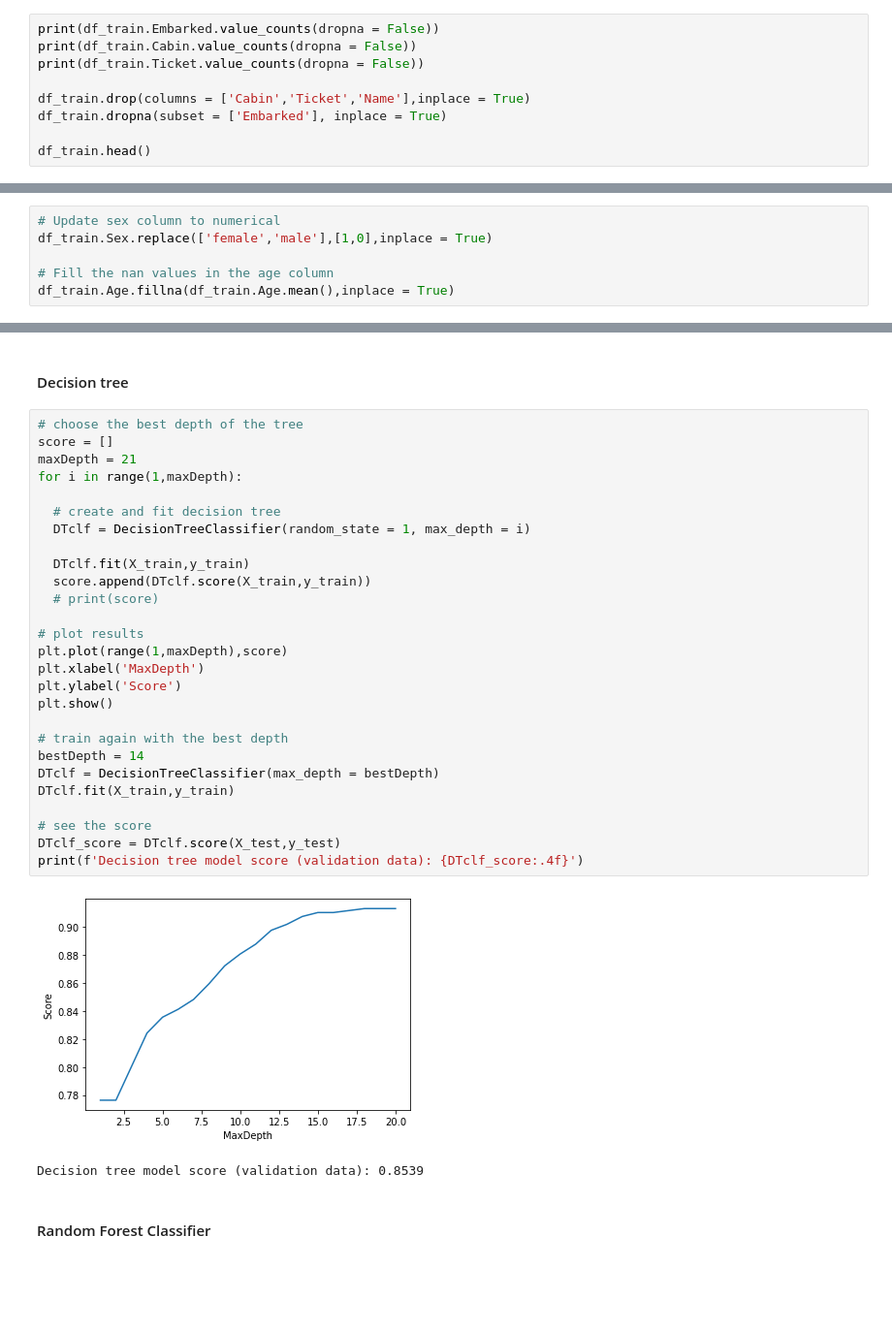
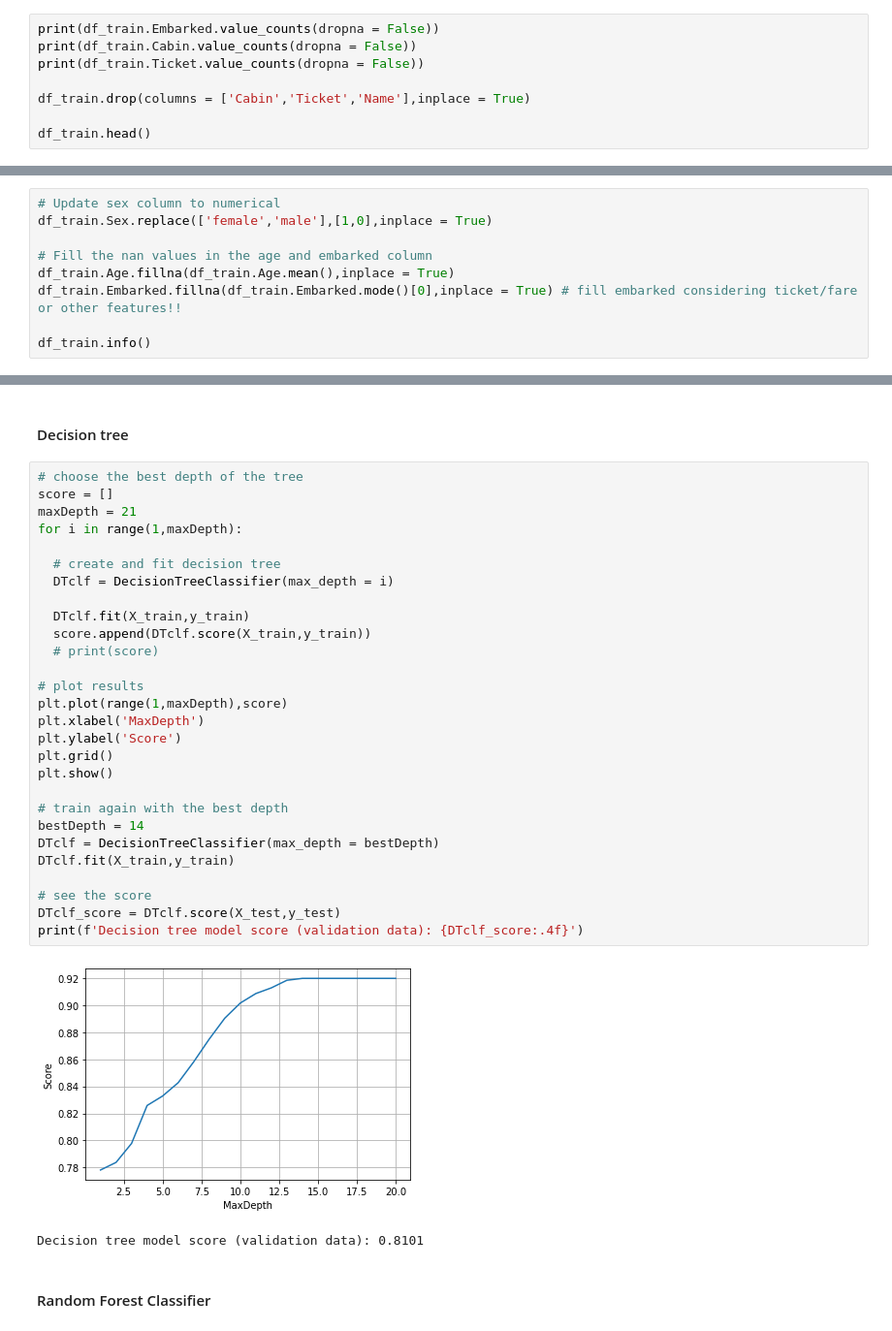
Before and after one commit to zele95/Kaggle_Titanic_ML, a Jupyter notebook: main.ipynb, the cells around one changed output, grey strips where cells are left out. Shown at 97% size. Drawn from its saved outputs; the diff is of its cells as text; blank space fills up the shorter version.

```diff
--- a/main.ipynb
+++ b/main.ipynb
@@ -77,7 +70,6 @@ print(df_train.Cabin.value_counts(dropna = False))
 print(df_train.Ticket.value_counts(dropna = False))
 
 df_train.drop(columns = ['Cabin','Ticket','Name'],inplace = True)
-df_train.dropna(subset = ['Embarked'], inplace = True)
 
 df_train.head()
 # %% [output]
@@ -153,5 +147,8 @@ Next, 'Sex' column is mapped to integers 0 and 1 and missing values in the 'Age'
 # Update sex column to numerical
 df_train.Sex.replace(['female','male'],[1,0],inplace = True)
 
-# Fill the nan values in the age column
+# Fill the nan values in the age and embarked column
 df_train.Age.fillna(df_train.Age.mean(),inplace = True)
+df_train.Embarked.fillna(df_train.Embarked.mode()[0],inplace = True) # fill embarked considering ticket/fare or other features!!
+
+df_train.info()
@@ -373,33 +394,34 @@ SVC model score (validation data): 0.8596
 # %%
 # choose the best depth of the tree
 score = []
 maxDepth = 21
 for i in range(1,maxDepth):
 
   # create and fit decision tree
-  DTclf = DecisionTreeClassifier(random_state = 1, max_depth = i)
+  DTclf = DecisionTreeClassifier(max_depth = i)
 
   DTclf.fit(X_train,y_train)
   score.append(DTclf.score(X_train,y_train))
   # print(score)
 
 # plot results
 plt.plot(range(1,maxDepth),score)
 plt.xlabel('MaxDepth')
 plt.ylabel('Score')
+plt.grid()
 plt.show()
 
 # train again with the best depth
 bestDepth = 14
 DTclf = DecisionTreeClassifier(max_depth = bestDepth)
 DTclf.fit(X_train,y_train)
 
 # see the score
 DTclf_score = DTclf.score(X_test,y_test)
 print(f'Decision tree model score (validation data): {DTclf_score:.4f}')
 # %% [output]
-[figure, old version]
+[figure, new version]
-Decision tree model score (validation data): 0.8539
+Decision tree model score (validation data): 0.8101
 # %% [markdown]
 #### Random Forest Classifier
 # %%
```
Also changed, not shown: parts of 17 cells of this notebook, 2 other files.
